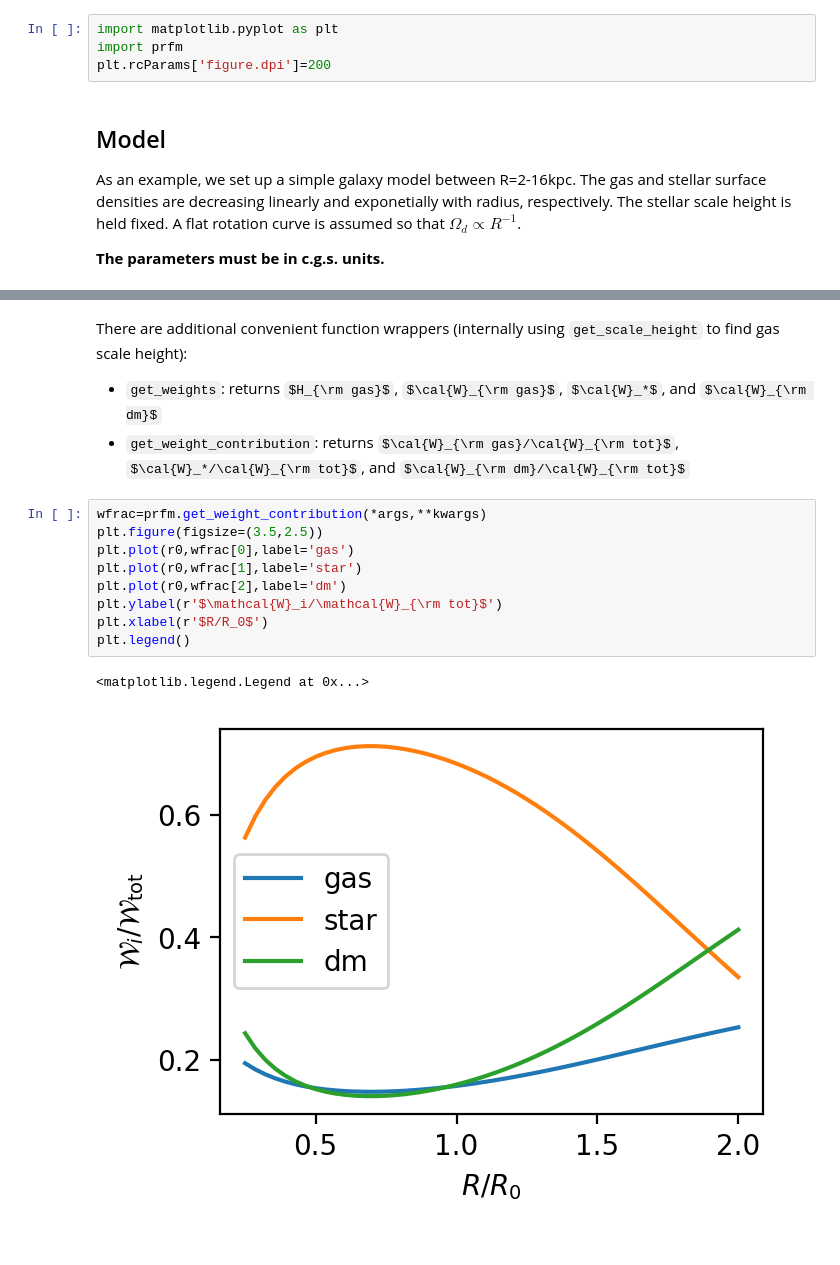
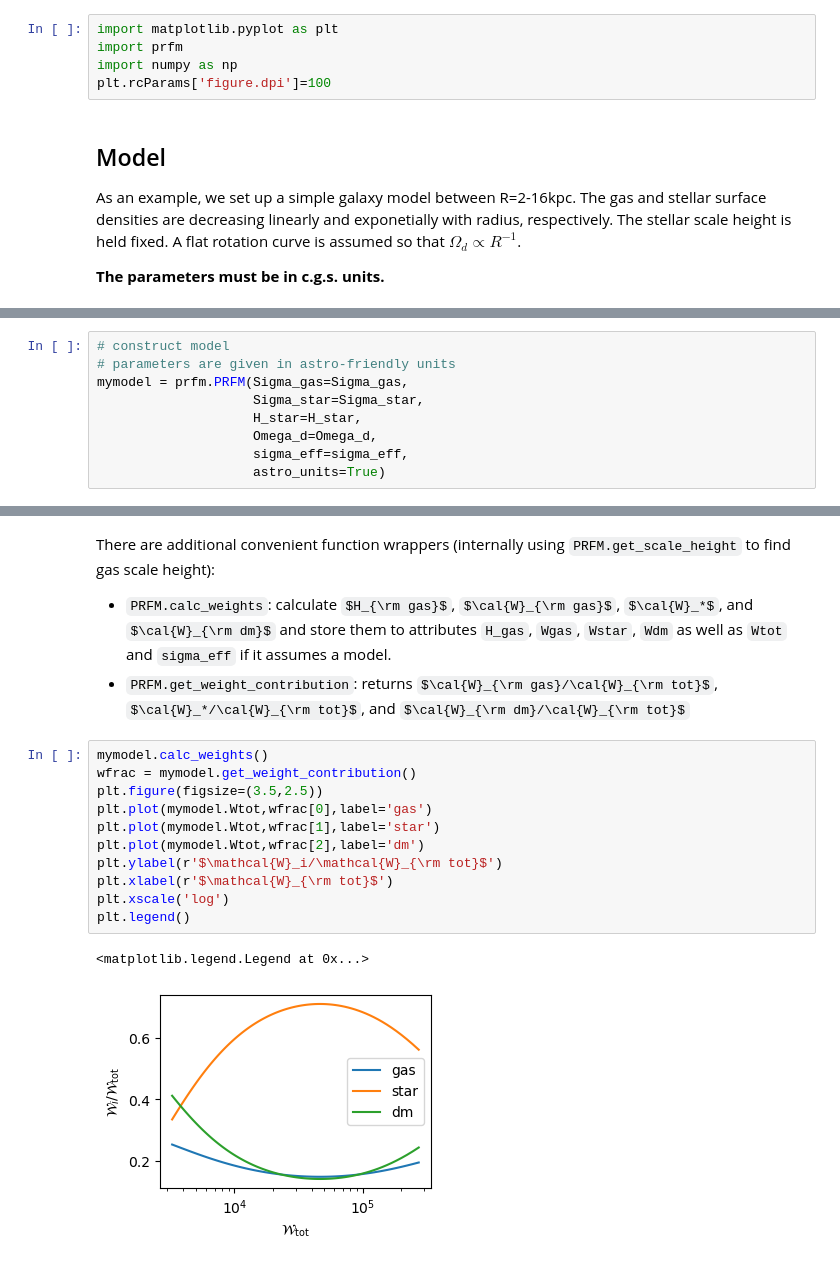
Before and after one commit to changgoo/PRFM, a Jupyter notebook: book/prfm.ipynb, the cells around one changed output, grey strips where cells are left out. Saved outputs shown, nothing was run; the diff lists cells and outputs as text; some formulas as TeX source.

Commit message:
Restructured toc and rewritten notebook using class

```diff
--- a/book/prfm.ipynb
+++ b/book/prfm.ipynb
@@ -12,7 +9,8 @@ sys.path.insert(0,'../')
 # %%
 import matplotlib.pyplot as plt
 import prfm
-plt.rcParams['figure.dpi']=200
+import numpy as np
+plt.rcParams['figure.dpi']=100
 # %% [markdown]
 ## Model
 
@@ -59,0 +50,9 @@ kwargs = dict(zeta_d=1/3.)
+# %%
+# construct model
+# parameters are given in astro-friendly units
+mymodel = prfm.PRFM(Sigma_gas=Sigma_gas,
+                    Sigma_star=Sigma_star,
+                    H_star=H_star,
+                    Omega_d=Omega_d,
+                    sigma_eff=sigma_eff,
+                    astro_units=True)
@@ -128,19 +148,21 @@ plt.tight_layout()
 # %% [markdown]
-There are additional convenient function wrappers (internally using `get_scale_height` to find gas scale height):
-* `get_weights`: returns $H_{\rm gas}$, $\cal{W}_{\rm gas}$, $\cal{W}_*$, and $\cal{W}_{\rm dm}$
-* `get_weight_contribution`: returns $\cal{W}_{\rm gas}/\cal{W}_{\rm tot}$, $\cal{W}_*/\cal{W}_{\rm tot}$, and $\cal{W}_{\rm dm}/\cal{W}_{\rm tot}$
+There are additional convenient function wrappers (internally using `PRFM.get_scale_height` to find gas scale height):
+* `PRFM.calc_weights`: calculate $H_{\rm gas}$, $\cal{W}_{\rm gas}$, $\cal{W}_*$, and $\cal{W}_{\rm dm}$ and store them to attributes `H_gas`, `Wgas`, `Wstar`, `Wdm` as well as `Wtot` and `sigma_eff` if it assumes a model.
+* `PRFM.get_weight_contribution`: returns $\cal{W}_{\rm gas}/\cal{W}_{\rm tot}$, $\cal{W}_*/\cal{W}_{\rm tot}$, and $\cal{W}_{\rm dm}/\cal{W}_{\rm tot}$
 # %%
-wfrac=prfm.get_weight_contribution(*args,**kwargs)
+mymodel.calc_weights()
+wfrac = mymodel.get_weight_contribution()
 plt.figure(figsize=(3.5,2.5))
-plt.plot(r0,wfrac[0],label='gas')
-plt.plot(r0,wfrac[1],label='star')
-plt.plot(r0,wfrac[2],label='dm')
+plt.plot(mymodel.Wtot,wfrac[0],label='gas')
+plt.plot(mymodel.Wtot,wfrac[1],label='star')
+plt.plot(mymodel.Wtot,wfrac[2],label='dm')
 plt.ylabel(r'$\mathcal{W}_i/\mathcal{W}_{\rm tot}$')
-plt.xlabel(r'$R/R_0$')
+plt.xlabel(r'$\mathcal{W}_{\rm tot}$')
+plt.xscale('log')
 plt.legend()
 # %% [output]
 <matplotlib.legend.Legend at 0x...>
-[figure, old version]
+[figure, new version]
 # %% [markdown]
 ## Self-consistent solutions for different velocity dispersion models
 
```
Also changed, not shown: parts of 16 cells of this notebook, 5 other files.
